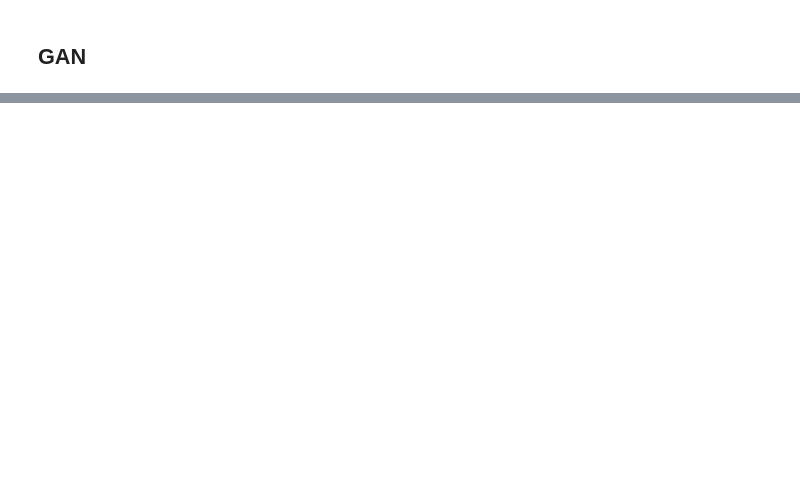
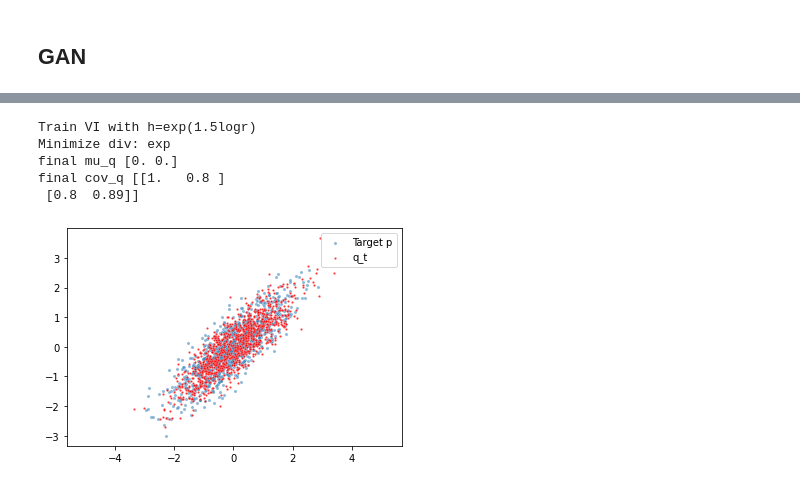
Before and after one commit to mingxuan-yi/examples, a Jupyter notebook: Gan_VI-Gaussian_concave.ipynb, the cells around one changed output, grey strips where cells are left out. Saved outputs shown, nothing was run; the diff lists cells and outputs as text; code cells hidden in the pictures; blank space fills up the shorter version.

```diff
--- a/Gan_VI-Gaussian_concave.ipynb
+++ b/Gan_VI-Gaussian_concave.ipynb
@@ -197,0 +188,10 @@ final cov_q [[1.   0.8 ]
+# %%
+print('Train VI with h=exp(1.5logr)')
+train(detach=True, func='h', method='exp', number_iter=2000, lr=0.01)
+# %% [output]
+Train VI with h=exp(1.5logr)
+Minimize div: exp
+final mu_q [0. 0.]
+final cov_q [[1.   0.8 ]
+ [0.8  0.89]]
+[figure, added]
```
Also changed, not shown: parts of 10 cells of this notebook.
